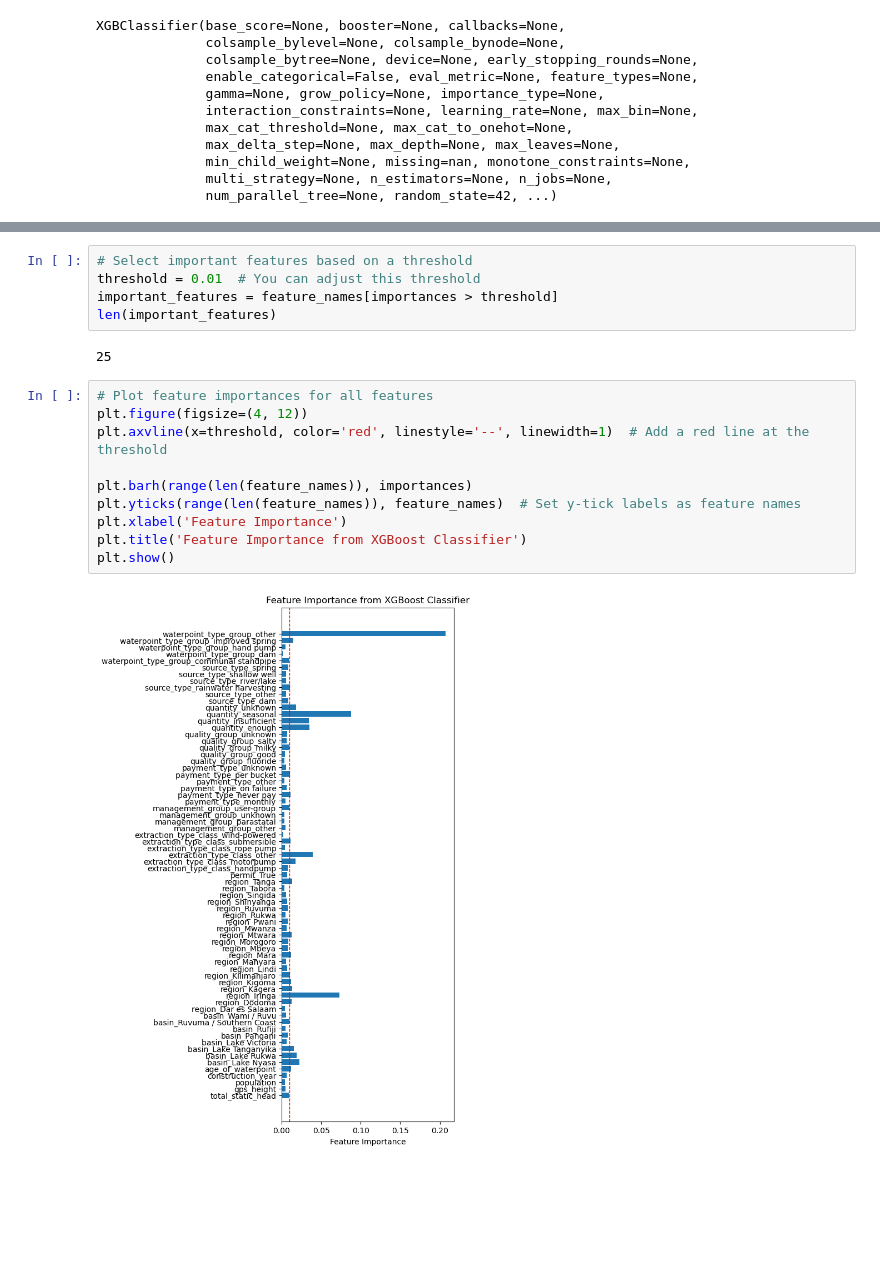
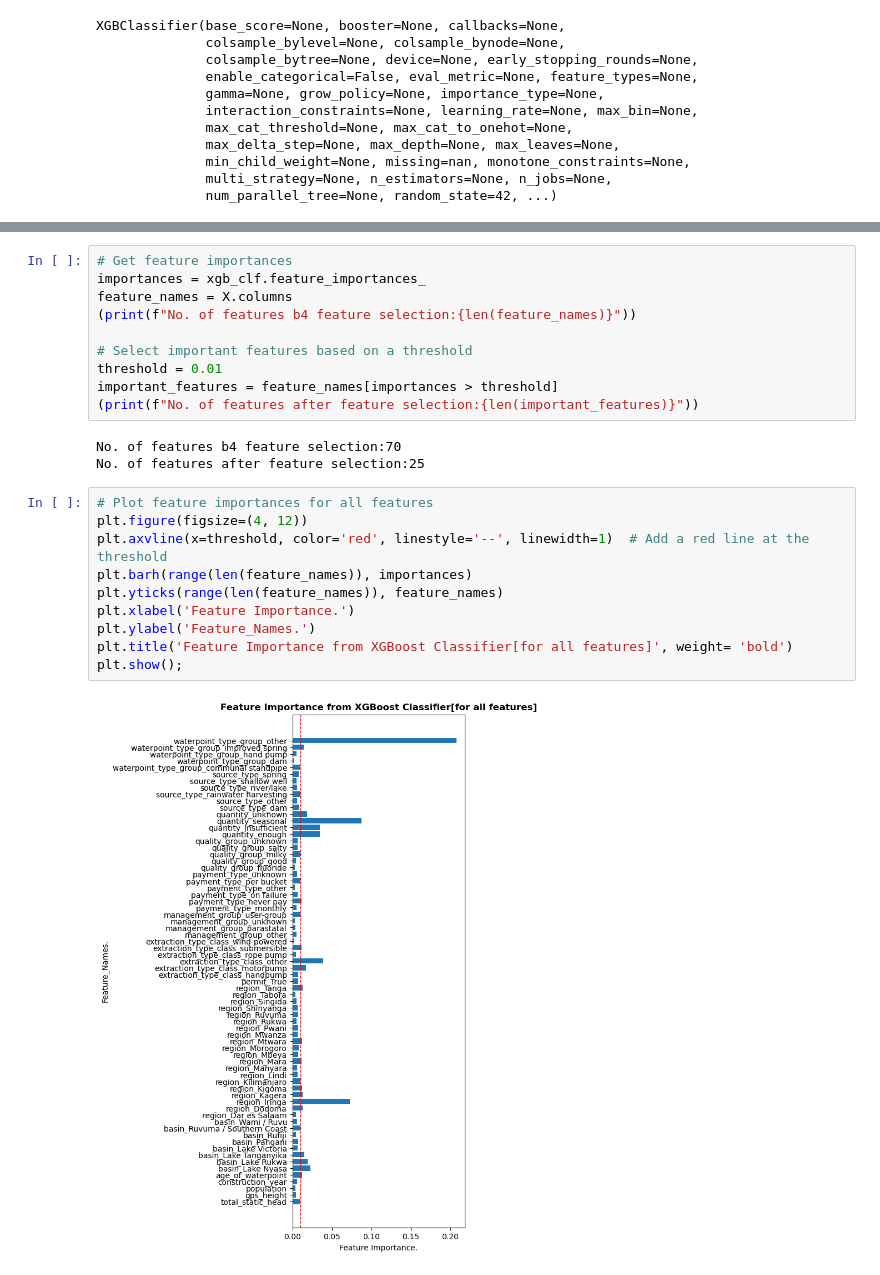
Before and after one commit to PaulMuniu/Tanzania_Water_Wells_Model, a Jupyter notebook: Tanzania_wells.ipynb, the cells around one changed output, grey strips where cells are left out. Cells and saved outputs as stored; diff of their text form; blank space fills up the shorter version.

```diff
--- a/Tanzania_wells.ipynb
+++ b/Tanzania_wells.ipynb
@@ -1128,20 +1239,26 @@ len(feature_names)
 # %%
+# Get feature importances
+importances = xgb_clf.feature_importances_
+feature_names = X.columns
+(print(f"No. of features b4 feature selection:{len(feature_names)}"))
+
 # Select important features based on a threshold
-threshold = 0.01  # You can adjust this threshold
+threshold = 0.01
 important_features = feature_names[importances > threshold]
-len(important_features)
+(print(f"No. of features after feature selection:{len(important_features)}"))
 # %% [output]
-25
+No. of features b4 feature selection:70
+No. of features after feature selection:25
 # %%
 # Plot feature importances for all features
 plt.figure(figsize=(4, 12))
 plt.axvline(x=threshold, color='red', linestyle='--', linewidth=1)  # Add a red line at the threshold
-
 plt.barh(range(len(feature_names)), importances)
-plt.yticks(range(len(feature_names)), feature_names)  # Set y-tick labels as feature names
-plt.xlabel('Feature Importance')
-plt.title('Feature Importance from XGBoost Classifier')
-plt.show()
+plt.yticks(range(len(feature_names)), feature_names)
+plt.xlabel('Feature Importance.')
+plt.ylabel('Feature_Names.')
+plt.title('Feature Importance from XGBoost Classifier[for all features]', weight= 'bold')
+plt.show();
 # %% [output]
-[figure, old version]
+[figure, new version]
 # %%
```
Also changed, not shown: parts of 50 cells of this notebook.
